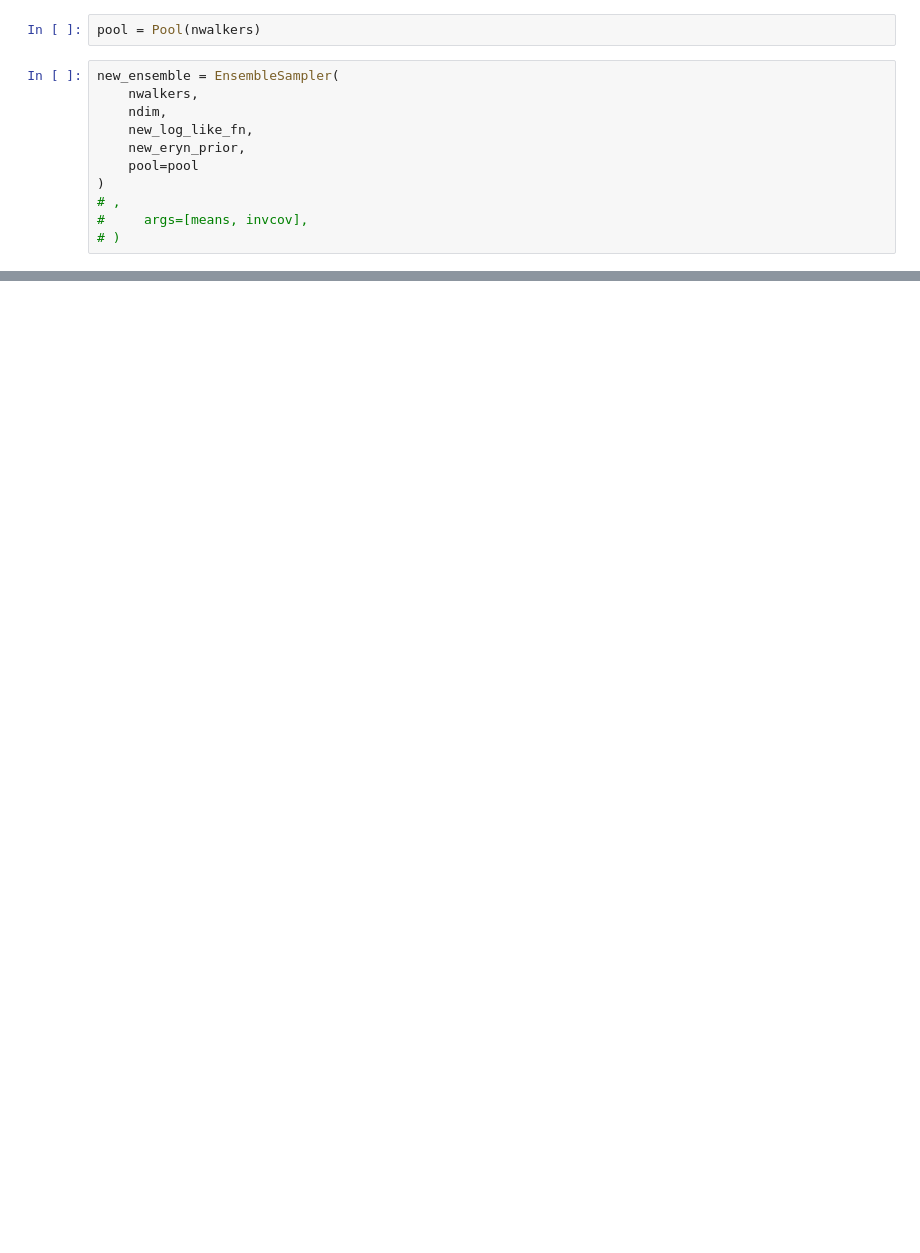
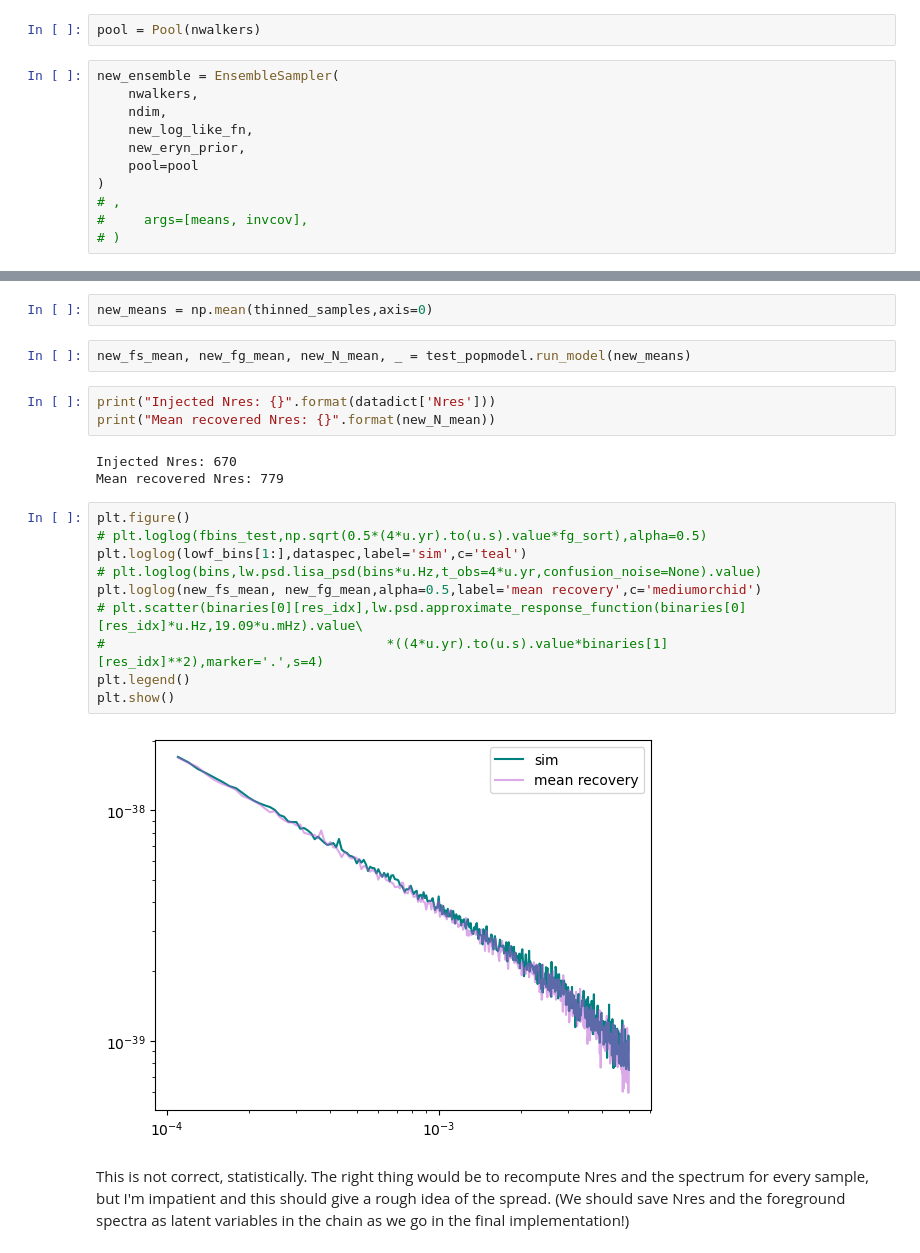
Before and after one commit to criswellalexander/pelargir-gb, a Jupyter notebook: prototype-notebooks/Toy-model-for-toy-model.ipynb, the cells around one changed output, grey strips where cells are left out. Drawn from its saved outputs; the diff is of its cells as text; blank space fills up the shorter version.

```diff
--- a/prototype-notebooks/Toy-model-for-toy-model.ipynb
+++ b/prototype-notebooks/Toy-model-for-toy-model.ipynb
@@ -1584,0 +1600,24 @@ ValueError: The initial log_like was NaN
+# %%
+new_means = np.mean(thinned_samples,axis=0)
+# %%
+new_fs_mean, new_fg_mean, new_N_mean, _ = test_popmodel.run_model(new_means)
+# %%
+print("Injected Nres: {}".format(datadict['Nres']))
+print("Mean recovered Nres: {}".format(new_N_mean))
+# %% [output]
+Injected Nres: 670
+Mean recovered Nres: 779
+# %%
+plt.figure()
+# plt.loglog(fbins_test,np.sqrt(0.5*(4*u.yr).to(u.s).value*fg_sort),alpha=0.5)
+plt.loglog(lowf_bins[1:],dataspec,label='sim',c='teal')
+# plt.loglog(bins,lw.psd.lisa_psd(bins*u.Hz,t_obs=4*u.yr,confusion_noise=None).value)
+plt.loglog(new_fs_mean, new_fg_mean,alpha=0.5,label='mean recovery',c='mediumorchid')
+# plt.scatter(binaries[0][res_idx],lw.psd.approximate_response_function(binaries[0][res_idx]*u.Hz,19.09*u.mHz).value\
+#                                    *((4*u.yr).to(u.s).value*binaries[1][res_idx]**2),marker='.',s=4)
+plt.legend()
+plt.show()
+# %% [output]
+[figure, added]
+# %% [markdown]
+This is not correct, statistically. The right thing would be to recompute Nres and the spectrum for every sample, but I'm impatient and this should give a rough idea of the spread. (We should save Nres and the foreground spectra as latent variables in the chain as we go in the final implementation!)
```
Also changed, not shown: parts of 21 cells of this notebook, 1 other file.
